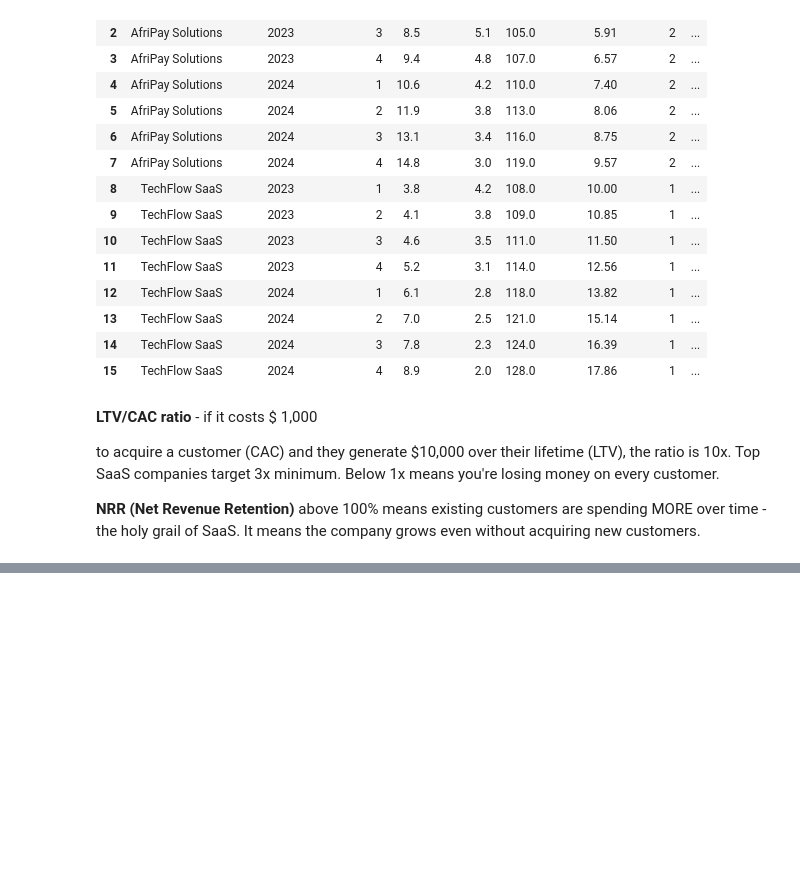
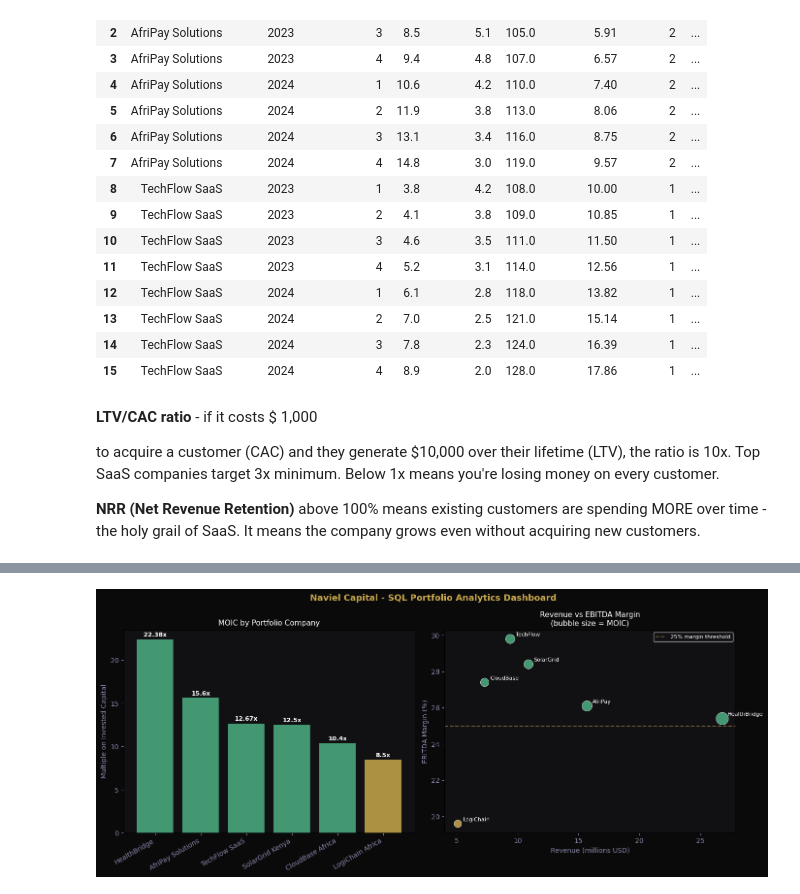
Before and after one commit to Markwema86/-Investment-Database, a Jupyter notebook: Investment_Database.ipynb, the cells around one changed output, grey strips where cells are left out. Saved outputs shown, nothing was run; the diff lists cells and outputs as text; code cells hidden in the pictures; blank space fills up the shorter version.

```diff
--- a/Investment_Database.ipynb
+++ b/Investment_Database.ipynb
@@ -1029,0 +1385,84 @@ AfriPay Solutions         2024               4 14.8         3.0 119.0
+# %%
+# Export the full portfolio report to pandas for visualisation
+portfolio_report = pd.read_sql_query('''
+    WITH financials_2024 AS (
+        SELECT company_id, revenue, ebitda,
+               ROUND(ebitda/revenue*100,1) AS margin,
+               total_debt
+        FROM financials WHERE fiscal_year = 2024
+    )
+    SELECT
+        c.company_name,
+        c.sector,
+        c.country,
+        f.revenue,
+        f.margin          AS ebitda_margin,
+        i.current_valuation,
+        ROUND(i.current_valuation /
+              i.investment_amount, 2)      AS moic,
+        i.lead_partner
+    FROM companies c
+    JOIN financials_2024 f  ON c.company_id = f.company_id
+    JOIN investments i       ON c.company_id = i.company_id
+    WHERE c.status = "Portfolio"
+    ORDER BY moic DESC
+''', conn)
+
+print("Portfolio report exported to pandas:")
+print(portfolio_report)
+
+# Now visualise in matplotlib
+import matplotlib.pyplot as plt
+
+fig, axes = plt.subplots(1, 2, figsize=(14, 6))
+fig.patch.set_facecolor('#0A0A0B')
+
+# MOIC by company
+ax1 = axes[0]
+colors = ['#4CAF82' if m >= 10 else '#C9A84C' if m >= 5
+          else '#E05C5C' for m in portfolio_report['moic']]
+bars = ax1.bar(portfolio_report['company_name'],
+               portfolio_report['moic'],
+               color=colors, alpha=0.85)
+for bar, val in zip(bars, portfolio_report['moic']):
+    ax1.text(bar.get_x() + bar.get_width()/2,
+             bar.get_height() + 0.3,
+             f'{val}x', ha='center',
+             color='white', fontsize=9, fontweight='bold')
+ax1.set_facecolor('#111114')
+ax1.set_title('MOIC by Portfolio Company',
+              color='white', fontsize=11)
+ax1.set_ylabel('Multiple on Invested Capital', color='#8888AA')
+ax1.tick_params(colors='#8888AA', axis='both')
+plt.setp(ax1.xaxis.get_majorticklabels(), rotation=30, ha='right')
+
+# Revenue vs EBITDA margin bubble
+ax2 = axes[1]
+scatter = ax2.scatter(
+    portfolio_report['revenue'],
+    portfolio_report['ebitda_margin'],
+    s=portfolio_report['moic'] * 15,
+    c=colors, alpha=0.85, edgecolors='white', linewidth=0.5
+)
+for _, row in portfolio_report.iterrows():
+    ax2.annotate(row['company_name'].split()[0],
+                (row['revenue'], row['ebitda_margin']),
+                textcoords="offset points",
+                xytext=(8, 4), fontsize=8, color='white')
+ax2.set_facecolor('#111114')
+ax2.set_title('Revenue vs EBITDA Margin\n(bubble size = MOIC)',
+              color='white', fontsize=11)
+ax2.set_xlabel('Revenue (millions USD)', color='#8888AA')
+ax2.set_ylabel('EBITDA Margin (%)', color='#8888AA')
+ax2.tick_params(colors='#8888AA')
+ax2.axhline(y=25, color='#C9A84C', linestyle='--',
+            alpha=0.5, label='25% margin threshold')
+ax2.legend(facecolor='#111114', labelcolor='white', fontsize=8)
+
+plt.suptitle('Naviel Capital - SQL Portfolio Analytics Dashboard',
+             color='#C9A84C', fontsize=13, fontweight='bold')
+plt.tight_layout()
+plt.show()
+
+print("\nSQL to Python to Visualisation pipeline complete.")
+# %% [output]
@@ -1029,0 +1485 @@ AfriPay Solutions         2024               4 14.8         3.0 119.0
+[figure, added]
```
Also changed, not shown: parts of 25 cells of this notebook.
